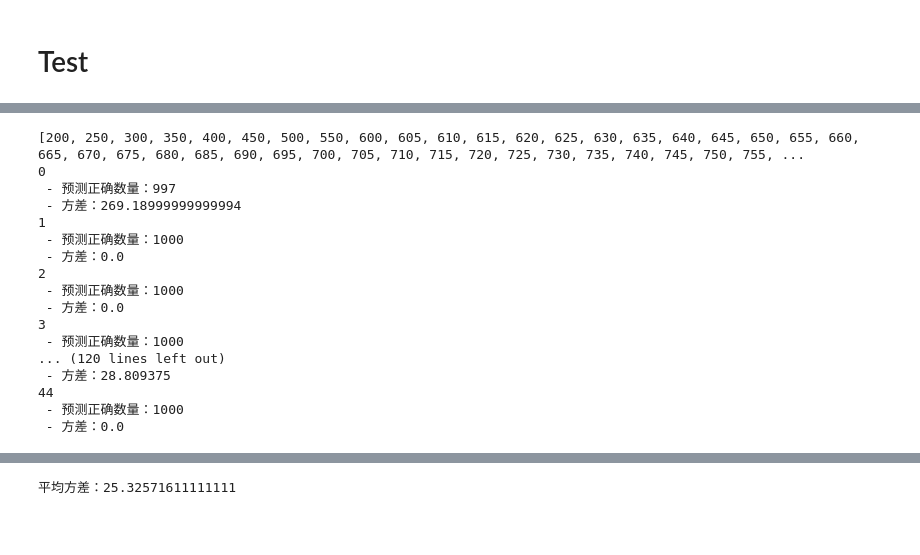
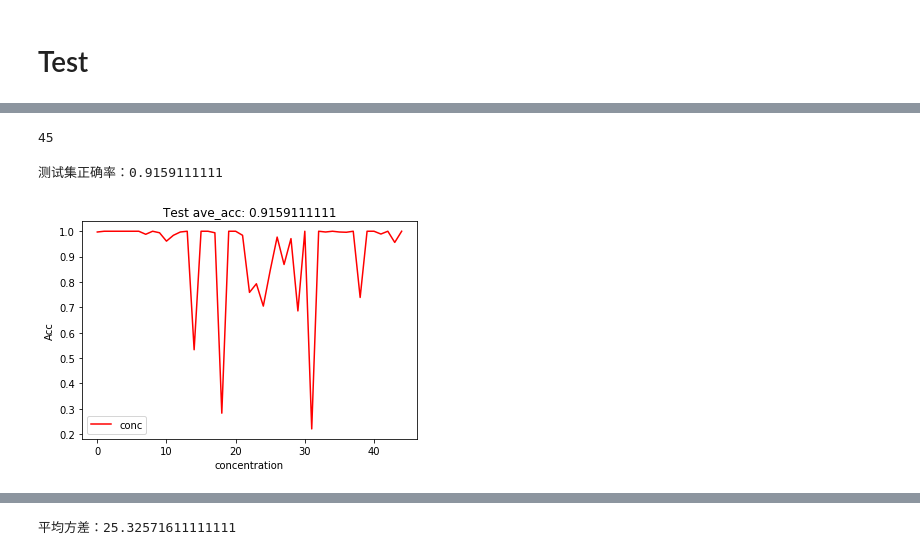
Before and after one commit to Jacen-Chou/Paste-Video-Classification, a Jupyter notebook: second_experiment/ash_sand_1_16_photo_classification_vgg13.ipynb, the cells around one changed output, grey strips where cells are left out. Cells and saved outputs as stored; diff of their text form; code cells hidden in the pictures; blank space fills up the shorter version.

```diff
--- a/second_experiment/ash_sand_1_16_photo_classification_vgg13.ipynb
+++ b/second_experiment/ash_sand_1_16_photo_classification_vgg13.ipynb
@@ -101,11 +95,2 @@ exp_lr_scheduler = lr_scheduler.StepLR(optimizer, step_size=2, gamma=0.5)
 # %% [output]
 use_gpu: True
-# %%
-def plot(epoch, loss_list, test_loss_list):
-    clear_output(True)
-    plt.title('epoch %s. train loss: %s. val loss: %s' % (epoch, loss_list[-1], test_loss_list[-1]))
-    plt.plot(loss_list, color="r", label="train loss")
-    plt.plot(test_loss_list, color="b", label="val loss")
-    plt.legend(loc="best")
-    plt.savefig('./figure/best_track_last_unet_dilate_reloss.png')
-    plt.show()
@@ -311,17 +268,12 @@ save(best_matrix,'./result/ash_sand_1_16_vgg13_confusion_matrix.xlsx')
 since = time.time()
 model.eval()
 number = 0
-matrix2 = [[0 for i in range(1000)] for i in range(num_classes)]
-f = open('./result/ash_sand_1_16_vgg13_result.txt', 'a')
-print("=====start test=====")
-f.write("=====start test=====")
+matrix2 = [[0 for i in range(1000)] for i in range(num_classes)]  # 记录每张图片的预测结果
 
 # Iterate over data.
 for data in dataloders_test:
     # get the inputs
     inputs, labels = data
-    print('labels: ' + str(labels.data.cpu().numpy()))
-    f.write('labels: ' + str(labels.data.cpu().numpy()) + '\n')
 
     # PyTorch更新至0.4.0后，将Variable和Tensor合并
     if use_gpu:
@@ -339,8 +291,6 @@ for data in dataloders_test:
 
     # 得到模型预测该样本属于哪个类别的信息
     _, preds = torch.max(outputs.data, 1)
-    print('preds: ' + str(preds.data.cpu().numpy()))
-    f.write('preds: ' + str(preds.data.cpu().numpy()) + '\n')
     for k in range(batch_size):
         matrix2[labels.data.cpu().numpy()[k]][number] = preds.cpu().numpy()[k]
         number += 1
@@ -349,4 +299,3 @@ for data in dataloders_test:
 
 time_elapsed = time.time() - since
 print('Test complete in {:.0f}h {:.0f}m {:.0f}s'.format(time_elapsed // 3600, (time_elapsed % 3600) // 60, time_elapsed % 60))
-f.close()
@@ -371,46 +318,39 @@ Test complete in 0h 10m 20s
+# %%
+print(len(concentration))
+# %% [output]
+45
 # %%
 # conc 浓度
+
+def plot_test(ave_acc, conc_acc):
+    plt.figure()
+    plt.title("Test ave_acc: %.10f" % ave_acc)
+    plt.xlabel("concentration")
+    plt.ylabel("Acc")
+    plt.plot(conc_acc,color='r', label='conc')
+    plt.legend()  # 设置图例和其中的文本的显示
+
 matrix_conc = [[0 for i in range(1000)] for i in range(num_classes)]
-concentration = []
-density = 200
-while True:
-    concentration.append(density)
-    if density == 780:
-        break
-    if density < 600:
-        density += 50
-    else:
-        density += 5
-print(concentration)
+conc_acc = []  # 记录各个浓度的正确率
+acc_count = 0  # 总共预测正确数量
+
+# 将matrix2中的数字标签转换为浓度
 for x in range(num_classes):
     for y in range(1000):
         matrix_conc[x][y] = concentration[matrix2[x][y]]  # matrix2:0-44; concentration:200-780
 
 for label in range(num_classes):
-    count = 0
-    print(label)
+    count = 0  # 各个浓度的预测正确数量
     for k in range(1000):
         if matrix2[label][k] == label:
             count += 1
-    print(" - 预测正确数量：" + str(count))
-        # 方差
-    var = np.var(matrix_conc[label])
-    print(" - 方差：" + str(var))
+            acc_count += 1
+    conc_acc.append(count/1000)  # 加入当前浓度的正确率
+    var = np.var(matrix_conc[label])  # 方差
+
+ave_acc = acc_count/len(image_datasets['test'])
+print("测试集正确率：%.10f" % ave_acc)
+plot_test(ave_acc, conc_acc)
 # %% [output]
-[200, 250, 300, 350, 400, 450, 500, 550, 600, 605, 610, 615, 620, 625, 630, 635, 640, 645, 650, 655, 660, 665, 670, 675, 680, 685, 690, 695, 700, 705, 710, 715, 720, 725, 730, 735, 740, 745, 750, 755, ...
-0
- - 预测正确数量：997
- - 方差：269.18999999999994
-1
- - 预测正确数量：1000
- - 方差：0.0
-2
- - 预测正确数量：1000
- - 方差：0.0
-3
- - 预测正确数量：1000
-... (120 lines left out)
- - 方差：28.809375
-44
- - 预测正确数量：1000
- - 方差：0.0
+测试集正确率：0.9159111111
+[figure, added]
```
Also changed, not shown: parts of 14 cells of this notebook, 1 other file.
